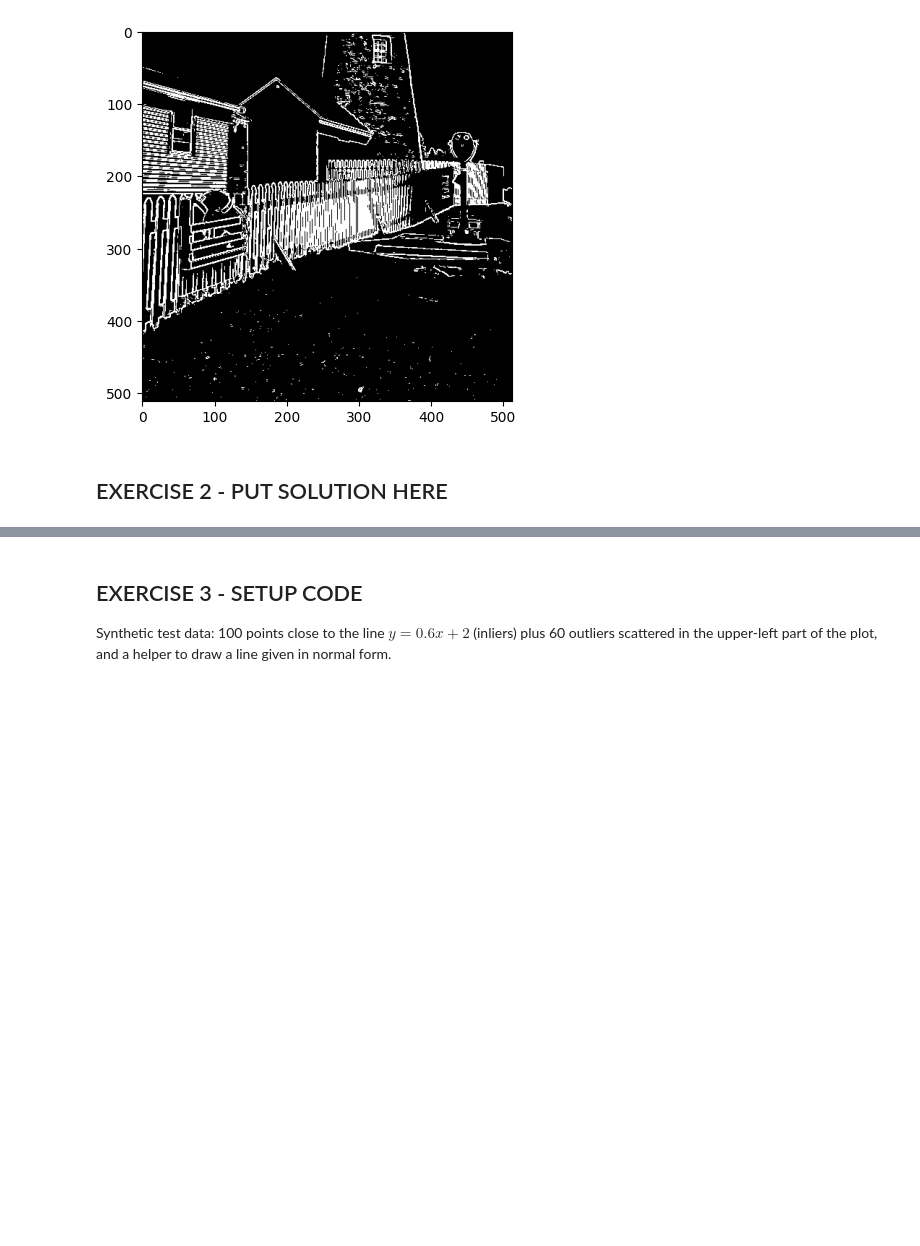
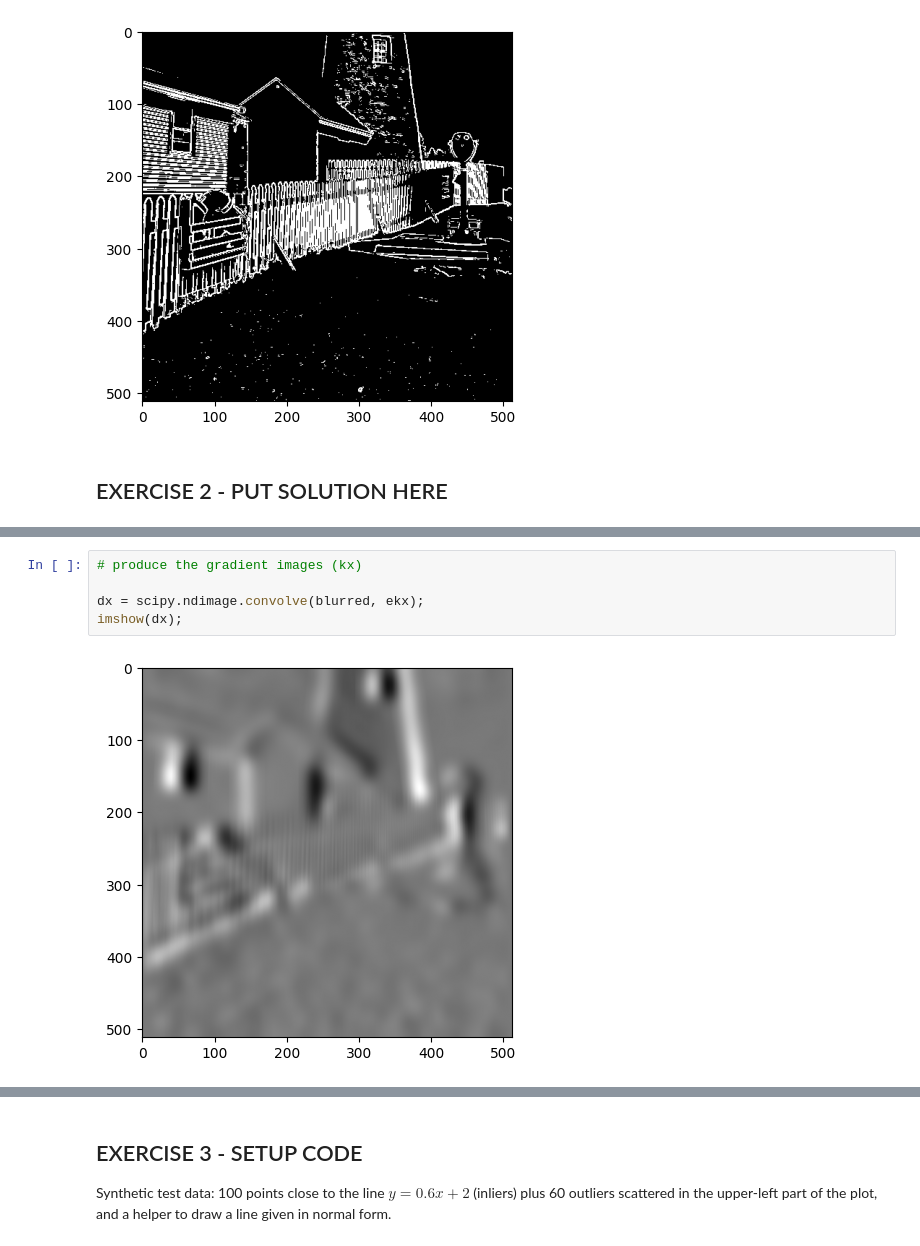
Before and after one commit to tambourine-dev/VisComp, a Jupyter notebook: Exercises/W3/W3_exercise.ipynb, the cells around one changed output, grey strips where cells are left out. Drawn from its saved outputs; the diff is of its cells as text; blank space fills up the shorter version.

```diff
--- a/Exercises/W3/W3_exercise.ipynb
+++ b/Exercises/W3/W3_exercise.ipynb
@@ -254,0 +261,7 @@ def canny(size, sigma, kx, ky):
+# %%
+# produce the gradient images (kx)
+
+dx = scipy.ndimage.convolve(blurred, ekx);
+imshow(dx);
+# %% [output]
+[figure, added]
```
Also changed, not shown: parts of 11 cells of this notebook.
